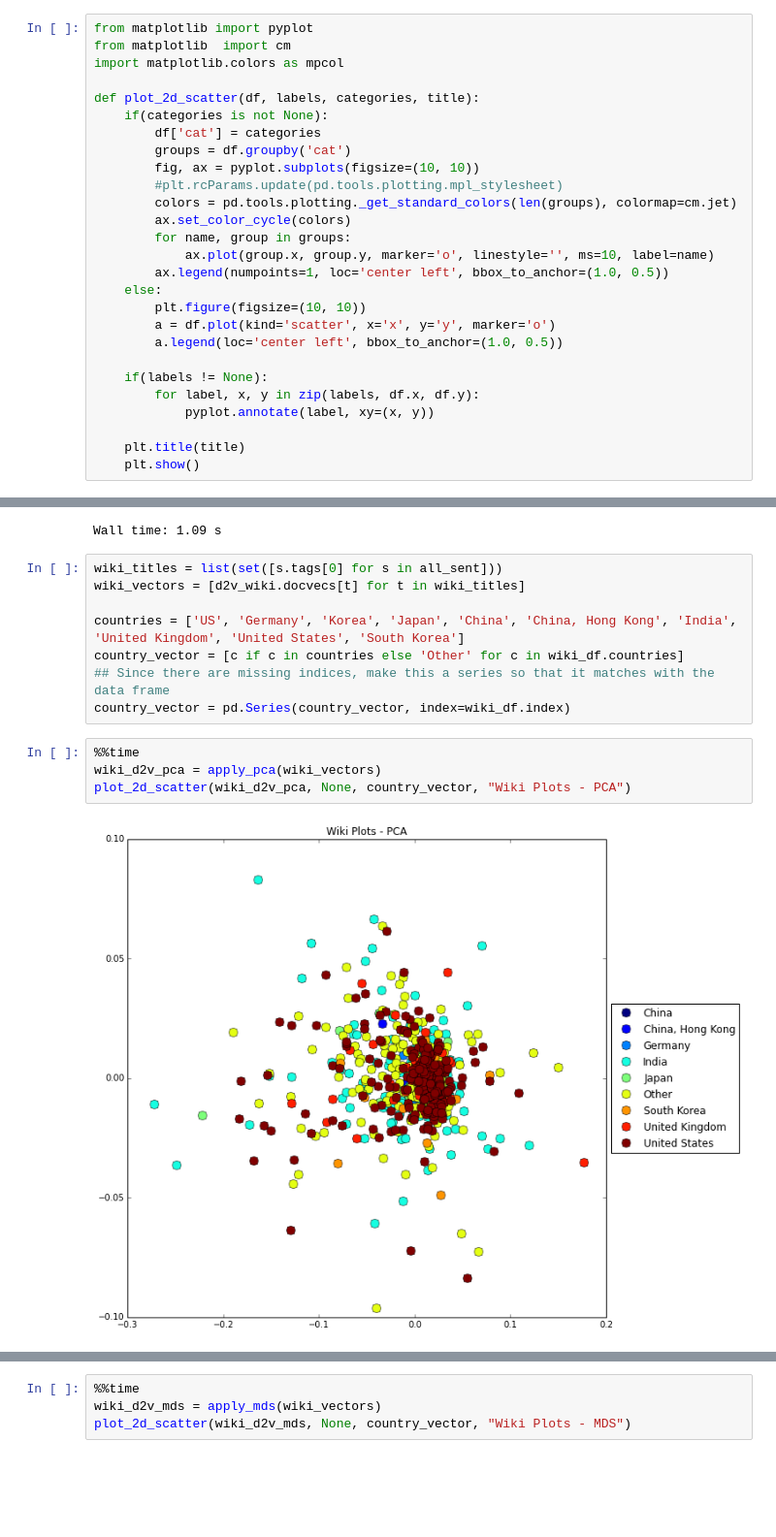
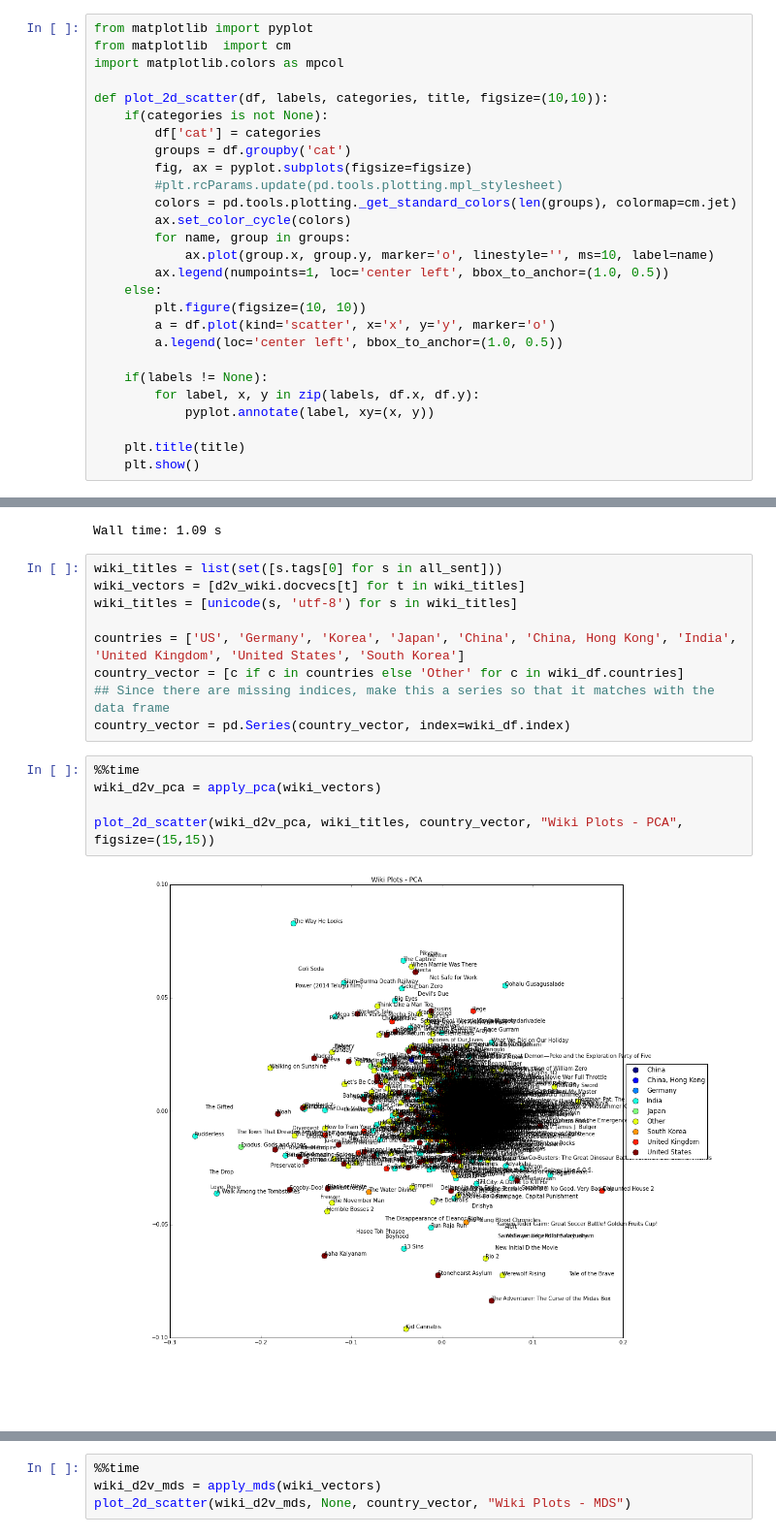
Before and after one commit to soorajmr/moviemeta, a Jupyter notebook: notebooks/doc2vec.ipynb, the cells around one changed output, grey strips where cells are left out. Shown at 97% size. Cells and saved outputs as stored; diff of their text form; blank space fills up the shorter version.

Commit message:
hairy hairy plot with labels on points

```diff
--- a/notebooks/doc2vec.ipynb
+++ b/notebooks/doc2vec.ipynb
@@ -242,11 +242,11 @@ from matplotlib import pyplot
 from matplotlib  import cm
 import matplotlib.colors as mpcol
 
-def plot_2d_scatter(df, labels, categories, title):
+def plot_2d_scatter(df, labels, categories, title, figsize=(10,10)):
     if(categories is not None):
         df['cat'] = categories
         groups = df.groupby('cat')
-        fig, ax = pyplot.subplots(figsize=(10, 10))
+        fig, ax = pyplot.subplots(figsize=figsize)
         #plt.rcParams.update(pd.tools.plotting.mpl_stylesheet)
         colors = pd.tools.plotting._get_standard_colors(len(groups), colormap=cm.jet)
         ax.set_color_cycle(colors)
@@ -296,6 +296,7 @@ Wall time: 1.09 s
 # %%
 wiki_titles = list(set([s.tags[0] for s in all_sent]))
 wiki_vectors = [d2v_wiki.docvecs[t] for t in wiki_titles]
+wiki_titles = [unicode(s, 'utf-8') for s in wiki_titles]
 
 countries = ['US', 'Germany', 'Korea', 'Japan', 'China', 'China, Hong Kong', 'India', 'United Kingdom', 'United States', 'South Korea']
 country_vector = [c if c in countries else 'Other' for c in wiki_df.countries]
@@ -304,6 +305,7 @@ country_vector = pd.Series(country_vector, index=wiki_df.index)
 # %%
 %%time
 wiki_d2v_pca = apply_pca(wiki_vectors)
-plot_2d_scatter(wiki_d2v_pca, None, country_vector, "Wiki Plots - PCA")
+
+plot_2d_scatter(wiki_d2v_pca, wiki_titles, country_vector, "Wiki Plots - PCA", figsize=(15,15))
 # %% [output]
-[figure, old version]
+[figure, new version]
```
Also changed, not shown: parts of 2 cells of this notebook.
